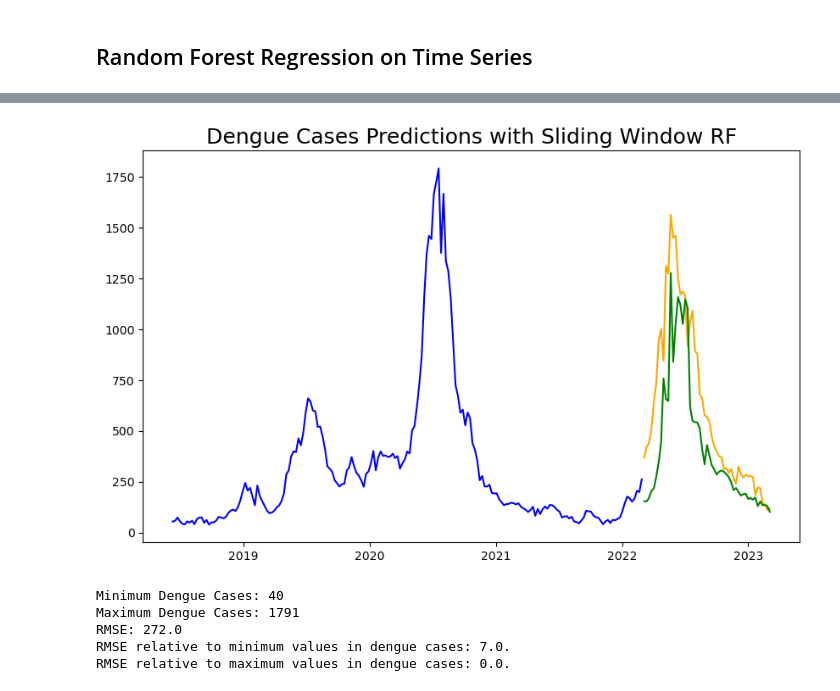
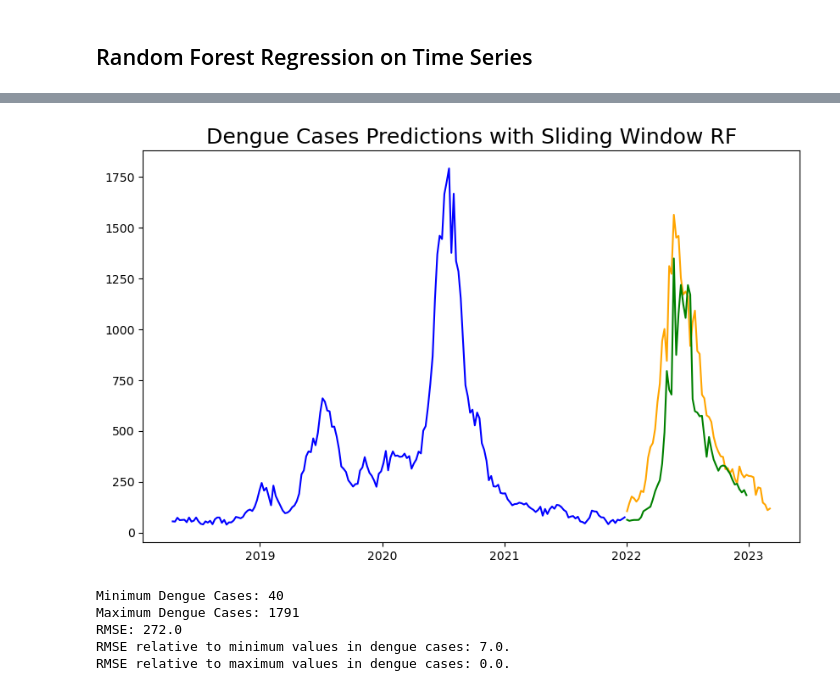
Before and after one commit to sherenaLIM/Predictive-Model-for-Dengue-Forked, a Jupyter notebook: code/prediction_model_RF_yusheng.ipynb, the cells around one changed output, grey strips where cells are left out. Cells and saved outputs as stored; diff of their text form; code cells hidden in the pictures.

Commit message:
Updated random forest model

```diff
--- a/code/prediction_model_RF_yusheng.ipynb
+++ b/code/prediction_model_RF_yusheng.ipynb
@@ -200,0 +253,5 @@ preds = pd.DataFrame(model.predict(test.drop(columns='dengue_cases')), index=tes
+# %%
+rf_params = {
+    'n_estimators':1000,
+    'random_state':42
+}
@@ -200,0 +401,16 @@ preds = pd.DataFrame(model.predict(test.drop(columns='dengue_cases')), index=tes
+# %%
+# reload list of variables
+vars_to_try = [
+    'google_trends',
+    'Minimum Temperature (°C)',
+    'Daily Rainfall Total (mm)',
+    'Mean Wind Speed (km/h)',
+    's_ratio'
+]
+
+vars_to_try_full = vars_to_try.copy()
+vars_to_try_full += [var for var in data.columns if 'month' in var] # inserting month variables into predictor list
+vars_to_try_full.append('dengue_cases')
+# %%
+# set best number of lags
+num_lags = 7
@@ -200,0 +433,5 @@ preds = pd.DataFrame(model.predict(test.drop(columns='dengue_cases')), index=tes
+# %%
+results = test_rf_model(data_subset[vars_to_try_full], test_year=2022,
+                        vars_lag=vars_to_try, num_lag=num_lags,
+                        rf_params=rf_params, tune=False
+                       )
@@ -201,20 +455,20 @@ preds = pd.DataFrame(model.predict(test.drop(columns='dengue_cases')), index=tes
 # %%
 # Plot data.
 plt.figure(figsize=(10,6))
 
 # Plot training data in blue.
 plt.plot(train['dengue_cases'], color = 'blue')
 
 # Plot testing data in orange.
 plt.plot(test['dengue_cases'], color = 'orange')
 
 # Plot predicted values in green.
-plt.plot(preds, color = 'green')
+plt.plot(results['preds_test'], color = 'green')
 
 plt.title(label = 'Dengue Cases Predictions with Sliding Window RF', fontsize=18)
 plt.show();
 # %% [output]
-[figure, old version]
+[figure, new version]
 # %%
 # Evaluation of the model
 error = round(mean_squared_error(test['dengue_cases'], preds, squared=False), 0)
```
Also changed, not shown: parts of 29 cells of this notebook, 2 other files.
